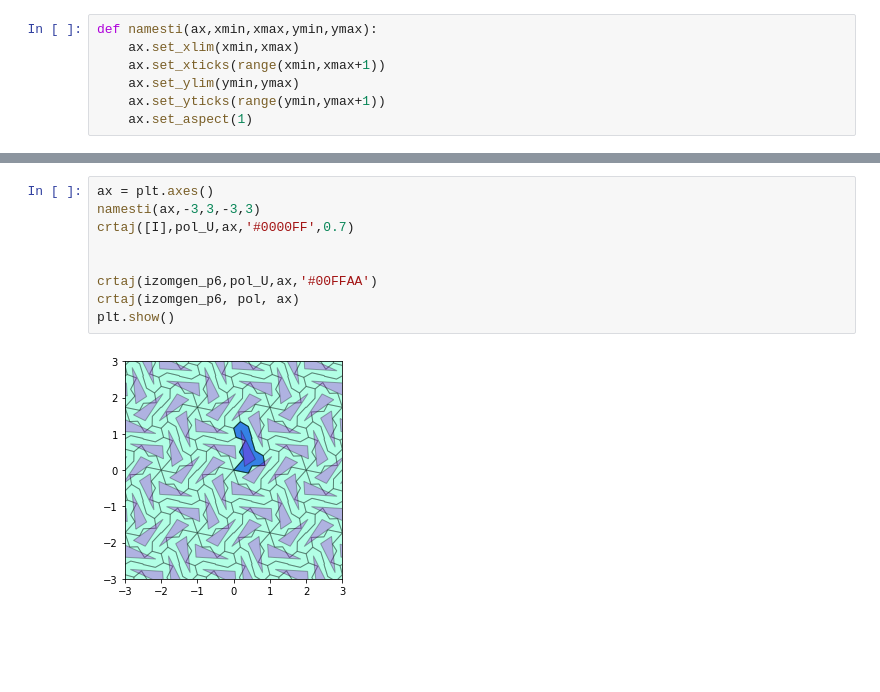
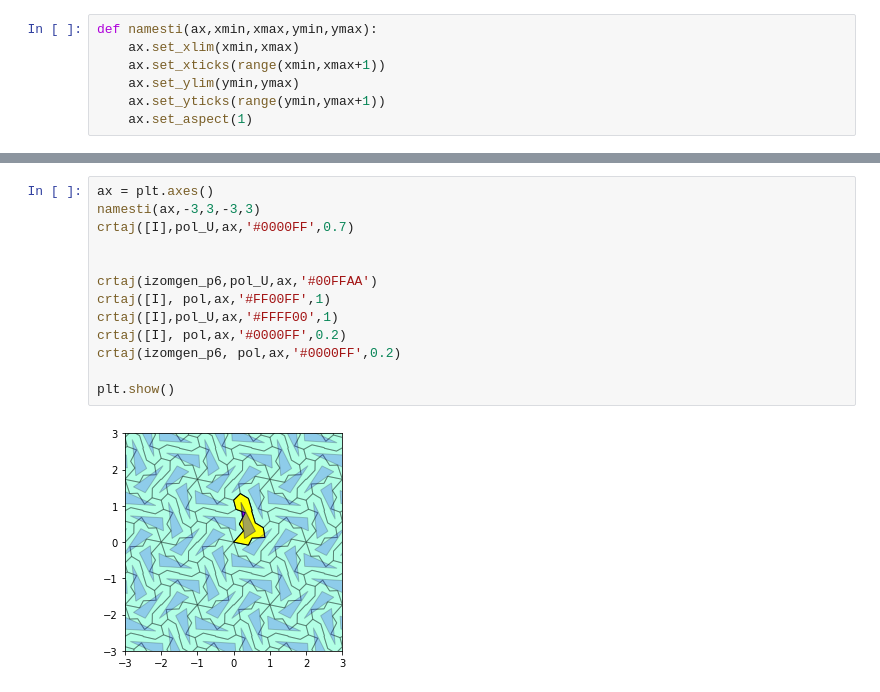
Before and after one commit to marinavas/poplocavanje, a Jupyter notebook: diagram.ipynb, the cells around one changed output, grey strips where cells are left out. Cells and saved outputs as stored; diff of their text form; blank space fills up the shorter version.

```diff
--- a/diagram.ipynb
+++ b/diagram.ipynb
@@ -149,14 +151,18 @@ plt.show()
 # %%
 ax = plt.axes()
 namesti(ax,-3,3,-3,3)
 crtaj([I],pol_U,ax,'#0000FF',0.7)
 
 
 crtaj(izomgen_p6,pol_U,ax,'#00FFAA')
-crtaj(izomgen_p6, pol, ax)
+crtaj([I], pol,ax,'#FF00FF',1)
+crtaj([I],pol_U,ax,'#FFFF00',1)
+crtaj([I], pol,ax,'#0000FF',0.2)
+crtaj(izomgen_p6, pol,ax,'#0000FF',0.2)
+
 plt.show()
 # %% [output]
-[figure, old version]
+[figure, new version]
 # %%
 M = [Point(p) for p in pol.exterior.coords]
 x0,y0 = pol.exterior.coords[0]
```
Also changed, not shown: parts of 6 cells of this notebook.
